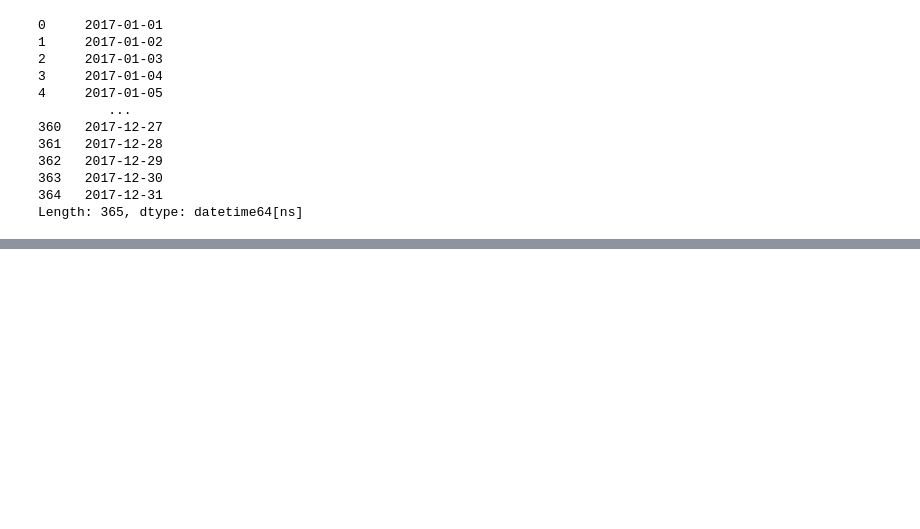
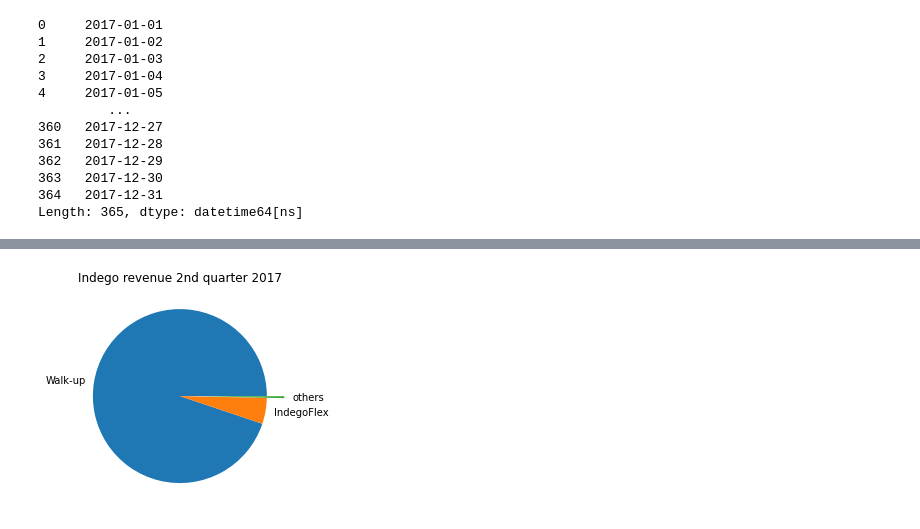
Before and after one commit to GoebelM94/dsml2021, a Jupyter notebook: notebooks/KPI utilization + revenue.ipynb, the cells around one changed output, grey strips where cells are left out. Saved outputs shown, nothing was run; the diff lists cells and outputs as text; code cells hidden in the pictures; blank space fills up the shorter version.

```diff
--- a/notebooks/KPI utilization + revenue.ipynb
+++ b/notebooks/KPI utilization + revenue.ipynb
@@ -608,0 +752,10 @@ Length: 365, dtype: datetime64[ns]
+# %%
+# 2nd quarter
+
+quarter2 = np.array([sum_Q2_WalkUp, sum_Q2_flex, sum_Q2_Indego30, sum_Q2_OneDay, sum_Q2_TwoDay, sum_Q2_Indego365])
+
+plt.pie(quarter2, labels=ourlabels, explode=ourexplode)
+plt.title('Indego revenue 2nd quarter 2017')
+plt.show()
+# %% [output]
+[figure, added]
```
Also changed, not shown: parts of 10 cells of this notebook, 1 other file.
